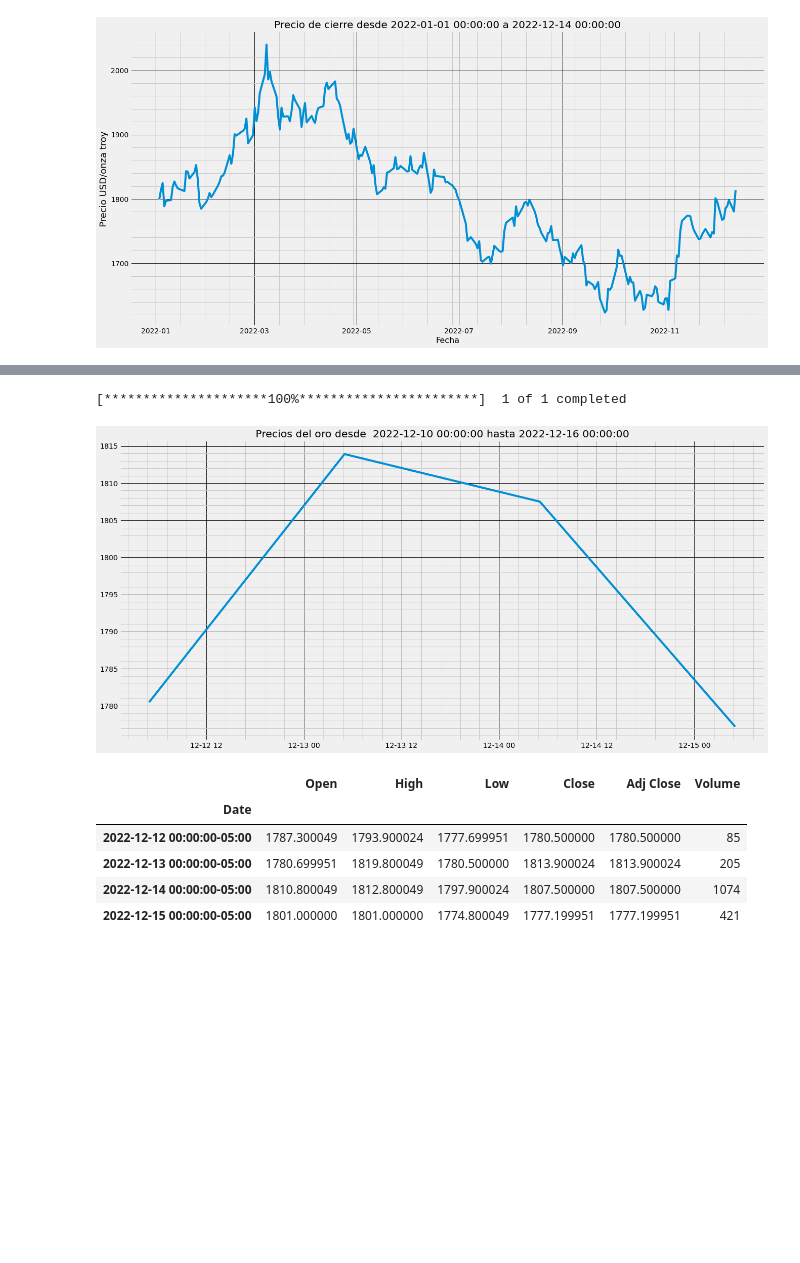
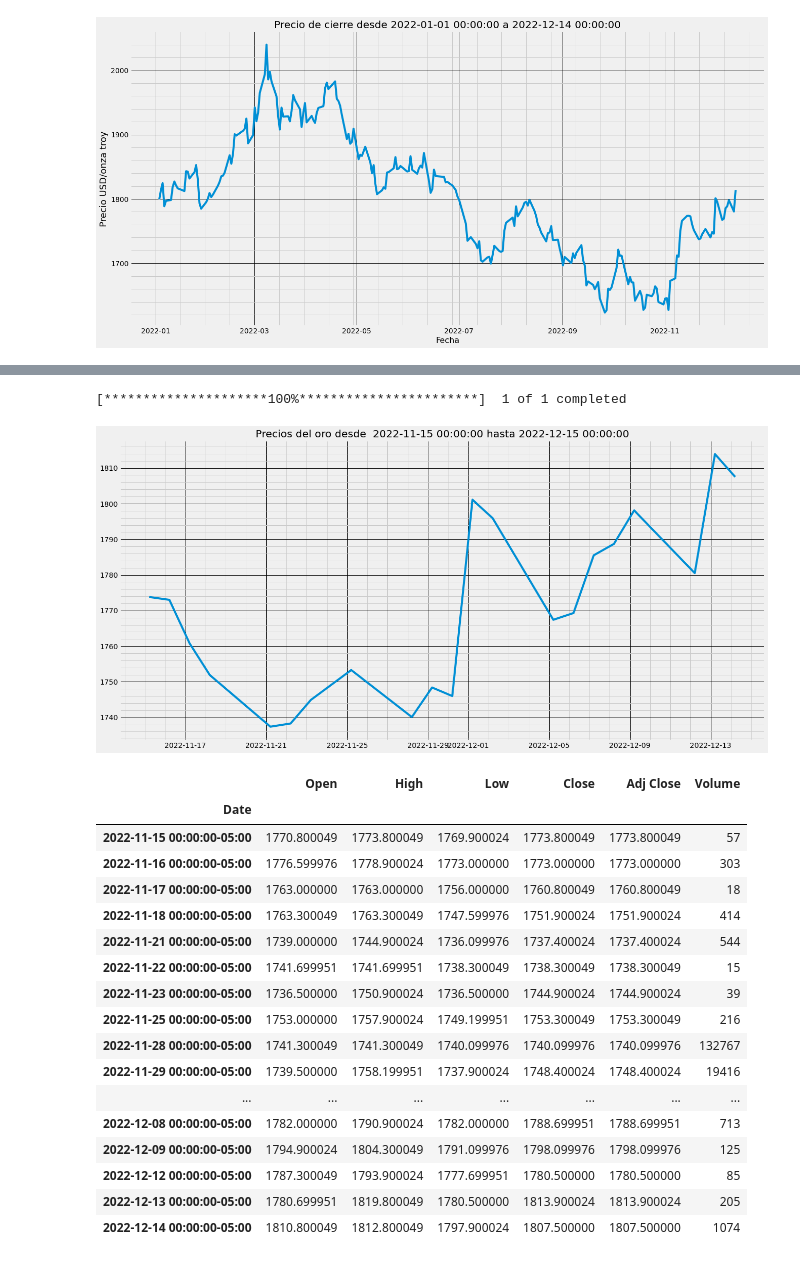
Before and after one commit to akcc12/An-lisis-del-precio-del-oro, a Jupyter notebook: Tesis.ipynb, the cells around one changed output, grey strips where cells are left out. Saved outputs shown, nothing was run; the diff lists cells and outputs as text; code cells hidden in the pictures; blank space fills up the shorter version.

```diff
--- a/Tesis.ipynb
+++ b/Tesis.ipynb
@@ -464,26 +459,38 @@ array([[1616.3356],
 # %%
 #Si la fecha que se predijo ya ha pasado , se pueden cargar los datos reales para ver que tan buena fue la redicción, como se hace a continuación.
-start_date = datetime(2022, 12, 10)
-end_date = datetime(2022, 12, 16)
+start_date = datetime(2022, 11,15)
+end_date = datetime(2022, 12,15)
 
 data = yf.download('GC=F', start = start_date,
                    end = end_date)
 
 plt.figure(figsize = (20,10))
 plt.title('Precios del oro desde  {} hasta {}'.format(start_date,
                                                 end_date))
 plt.plot(data['Close'])
 plt.minorticks_on()
 plt.grid(which='both')
 plt.grid(color='k', linestyle='-')
 plt.show()
 data
 # %% [output]
 [*********************100%***********************]  1 of 1 completed
-[figure, old version]
+[figure, new version]
 |  | Open | High | Low | Close | Adj Close | Volume |
 | Date |  |  |  |  |  |  |
+| 2022-11-15 00:00:00-05:00 | 1770.800049 | 1773.800049 | 1769.900024 | 1773.800049 | 1773.800049 | 57 |
+| 2022-11-16 00:00:00-05:00 | 1776.599976 | 1778.900024 | 1773.000000 | 1773.000000 | 1773.000000 | 303 |
+| 2022-11-17 00:00:00-05:00 | 1763.000000 | 1763.000000 | 1756.000000 | 1760.800049 | 1760.800049 | 18 |
+| 2022-11-18 00:00:00-05:00 | 1763.300049 | 1763.300049 | 1747.599976 | 1751.900024 | 1751.900024 | 414 |
+| 2022-11-21 00:00:00-05:00 | 1739.000000 | 1744.900024 | 1736.099976 | 1737.400024 | 1737.400024 | 544 |
+| 2022-11-22 00:00:00-05:00 | 1741.699951 | 1741.699951 | 1738.300049 | 1738.300049 | 1738.300049 | 15 |
+| 2022-11-23 00:00:00-05:00 | 1736.500000 | 1750.900024 | 1736.500000 | 1744.900024 | 1744.900024 | 39 |
+| 2022-11-25 00:00:00-05:00 | 1753.000000 | 1757.900024 | 1749.199951 | 1753.300049 | 1753.300049 | 216 |
+| 2022-11-28 00:00:00-05:00 | 1741.300049 | 1741.300049 | 1740.099976 | 1740.099976 | 1740.099976 | 132767 |
+| 2022-11-29 00:00:00-05:00 | 1739.500000 | 1758.199951 | 1737.900024 | 1748.400024 | 1748.400024 | 19416 |
+| ... | ... | ... | ... | ... | ... | ... |
+| 2022-12-08 00:00:00-05:00 | 1782.000000 | 1790.900024 | 1782.000000 | 1788.699951 | 1788.699951 | 713 |
+| 2022-12-09 00:00:00-05:00 | 1794.900024 | 1804.300049 | 1791.099976 | 1798.099976 | 1798.099976 | 125 |
 | 2022-12-12 00:00:00-05:00 | 1787.300049 | 1793.900024 | 1777.699951 | 1780.500000 | 1780.500000 | 85 |
 | 2022-12-13 00:00:00-05:00 | 1780.699951 | 1819.800049 | 1780.500000 | 1813.900024 | 1813.900024 | 205 |
 | 2022-12-14 00:00:00-05:00 | 1810.800049 | 1812.800049 | 1797.900024 | 1807.500000 | 1807.500000 | 1074 |
-| 2022-12-15 00:00:00-05:00 | 1801.000000 | 1801.000000 | 1774.800049 | 1777.199951 | 1777.199951 | 421 |
```
Also changed, not shown: parts of 15 cells of this notebook.
